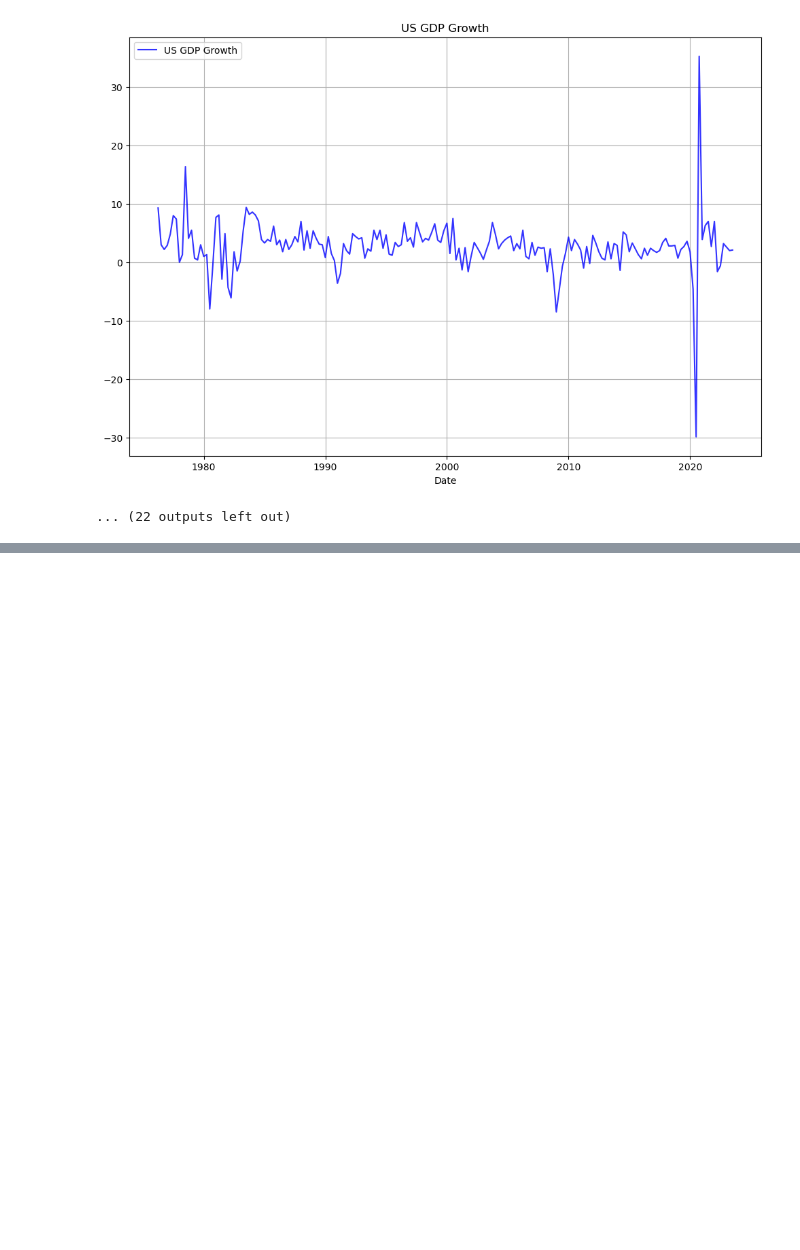
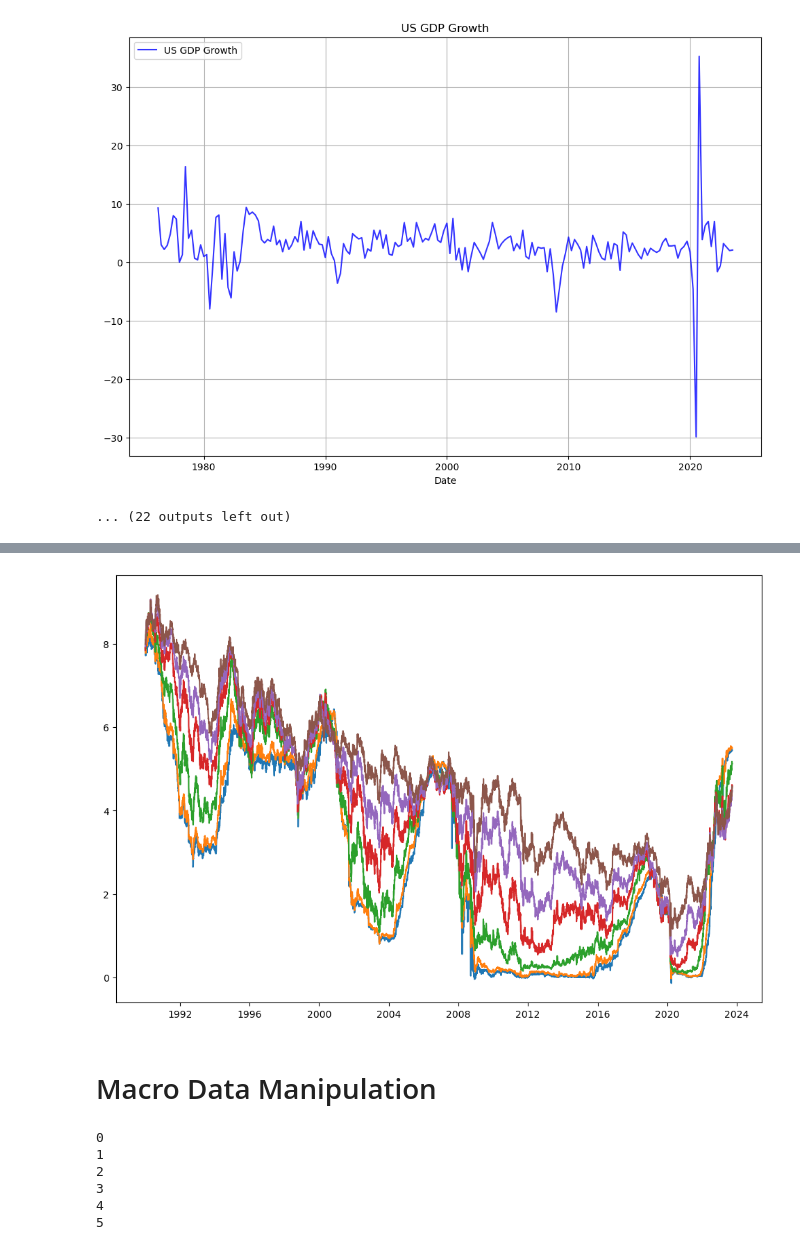
Before and after one commit to FanZixian/ECON_4200_GP, a Jupyter notebook: Dataset_processing.ipynb, the cells around one changed output, grey strips where cells are left out. Saved outputs shown, nothing was run; the diff lists cells and outputs as text; code cells hidden in the pictures; blank space fills up the shorter version.

```diff
--- a/Dataset_processing.ipynb
+++ b/Dataset_processing.ipynb
@@ -109,0 +144,12 @@ False
+# %%
+yield_df = yield_df.drop(['USGG1M', 'USGG12M', 'USGG7YR', 'USGG3YR', 'USGG20YR'], axis = 1)
+start_time = pd.to_datetime('1990-01-01')
+yield_df = yield_df[start_time:]
+yield_df = yield_df.dropna(how = 'all')
+yield_df = yield_df.fillna(method = 'ffill')
+# %%
+plt.figure(figsize = (12, 8))
+plt.plot(yield_df)
+plt.show()
+# %% [output]
+[figure, added]
@@ -109,0 +165,21 @@ False
+# %% [markdown]
+# Macro Data Manipulation
+# %%
+macro_df = pd.DataFrame()
+for i in other_col:
+    checker = i + '.csv'
+    idx = file_name.index(checker)
+    print(idx)
+    col = csv_data_list[idx]
+    macro_df = pd.merge(macro_df, col, how = 'outer',
+                        left_index = True, right_index = True)
+
+macro_df.columns = other_col
+macro_df = macro_df[start_time:]
+# %% [output]
+0
+1
+2
+3
+4
+5
```
Also changed, not shown: parts of 7 cells of this notebook, 3 other files.
